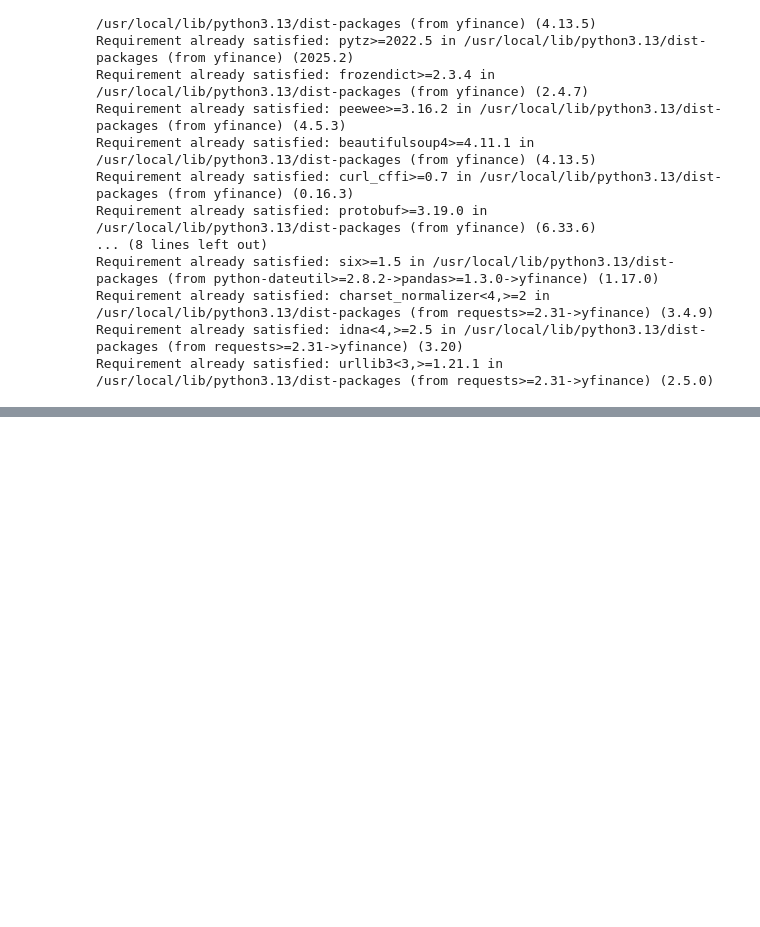
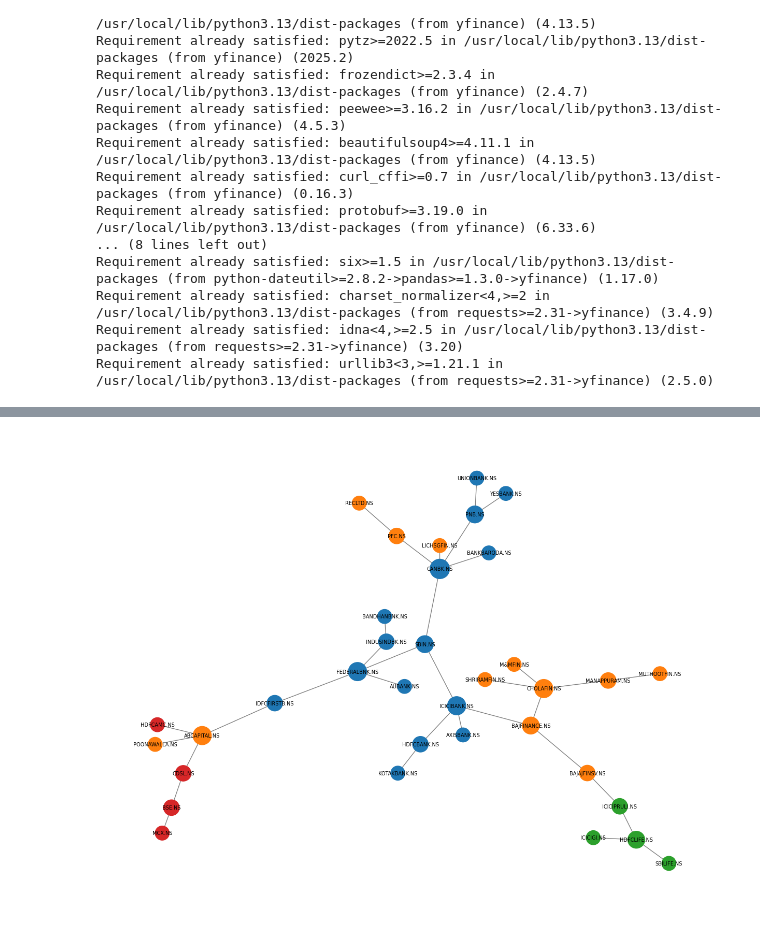
Before and after one commit to Maybe1Harsh/indian-market-spiderweb, a Jupyter notebook: indian_market_spiderweb.ipynb, the cells around one changed output, grey strips where cells are left out. Cells and saved outputs as stored; diff of their text form; code cells hidden in the pictures; blank space fills up the shorter version.

```diff
--- a/indian_market_spiderweb.ipynb
+++ b/indian_market_spiderweb.ipynb
@@ -79,0 +126,9 @@ plt.show()
+# %%
+G = nx.Graph()
+cols = list(corr.columns)
+for i in range(len(cols)):
+    for j in range(i+1, len(cols)):
+        G.add_edge(cols[i], cols[j], weight=dist.iloc[i, j])
+# %%
+mst = nx.minimum_spanning_tree(G)
+print(mst.number_of_nodes(), mst.number_of_edges())
@@ -79,0 +137,4 @@ plt.show()
+# %%
+deg = nx.degree_centrality(mst)
+btw = nx.betweenness_centrality(mst, weight="weight")
+eig = nx.eigenvector_centrality_numpy(mst)
@@ -79,0 +159,20 @@ plt.show()
+# %%
+sector = {}
+for t in cols:
+    n = t.replace(".NS", "")
+    if n in ["HDFCLIFE","SBILIFE","ICICIPRULI","ICICIGI","LICI"]: sector[t] = "insurance"
+    elif n in ["PAYTM","POLICYBZR","CDSL","BSE","ANGELONE","CAMS","HDFCAMC","MCX"]: sector[t] = "fintech/infra"
+    elif n in ["BAJFINANCE","BAJAJFINSV","CHOLAFIN","MUTHOOTFIN","MANAPPURAM","SHRIRAMFIN",
+               "LICHSGFIN","PFC","RECLTD","M&MFIN","ABCAPITAL","SBICARD","POONAWALLA"]: sector[t] = "NBFC"
+    else: sector[t] = "bank"
+# %%
+colors = {"bank":"tab:blue","NBFC":"tab:orange","insurance":"tab:green","fintech/infra":"tab:red"}
+pos = nx.spring_layout(mst, seed=42)
+plt.figure(figsize=(12, 9))
+nx.draw(mst, pos, with_labels=True, font_size=7,
+        node_color=[colors[sector[n]] for n in mst.nodes()],
+        node_size=[300 + 3000*deg[n] for n in mst.nodes()], edge_color="gray")
+plt.savefig("mst_network.png", dpi=150, bbox_inches="tight")
+plt.show()
+# %% [output]
+[figure, added]
```
Also changed, not shown: parts of 18 cells of this notebook.
